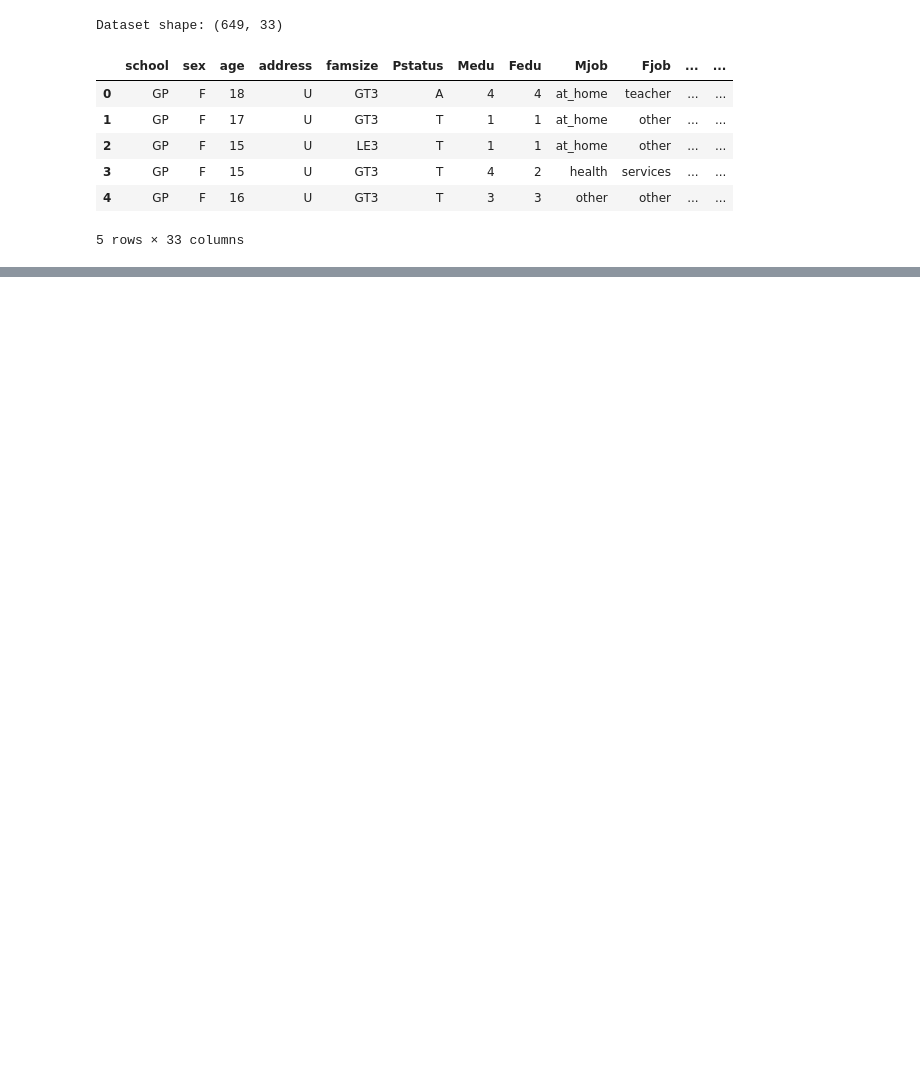
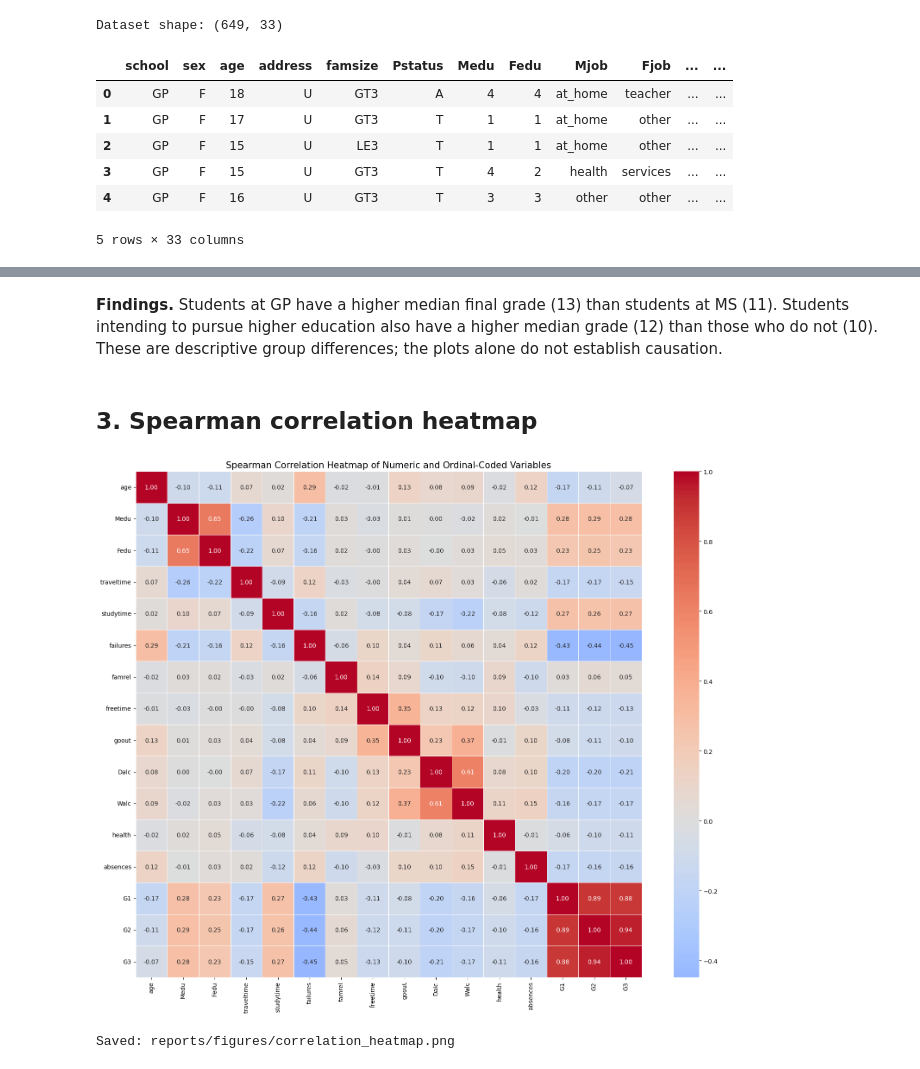
Before and after one commit to kmzakmza44-lang/Statistics-superstars, a Jupyter notebook: notebooks/03_exploratory_visualizations.ipynb, the cells around one changed output, grey strips where cells are left out. Saved outputs shown, nothing was run; the diff lists cells and outputs as text; code cells hidden in the pictures; blank space fills up the shorter version.

```diff
--- a/notebooks/03_exploratory_visualizations.ipynb
+++ b/notebooks/03_exploratory_visualizations.ipynb
@@ -23,0 +155,18 @@ Dataset shape: (649, 33)
+# %% [markdown]
+**Findings.** Students at GP have a higher median final grade (13) than students at MS (11). Students intending to pursue higher education also have a higher median grade (12) than those who do not (10). These are descriptive group differences; the plots alone do not establish causation.
+# %% [markdown]
+## 3. Spearman correlation heatmap
+# %%
+spearman_matrix = df[numeric_cols].corr(method='spearman')
+
+plt.figure(figsize=(16, 13))
+sns.heatmap(spearman_matrix, annot=True, fmt='.2f', cmap='coolwarm', center=0,
+            square=True, linewidths=0.5)
+plt.title('Spearman Correlation Heatmap of Numeric and Ordinal-Coded Variables', fontsize=15)
+plt.tight_layout()
+plt.savefig(figures_dir / 'correlation_heatmap.png', dpi=300, bbox_inches='tight')
+plt.show()
+print('Saved: reports/figures/correlation_heatmap.png')
+# %% [output]
+[figure, added]
+Saved: reports/figures/correlation_heatmap.png
```
Also changed, not shown: parts of 20 cells of this notebook, 9 other files.
